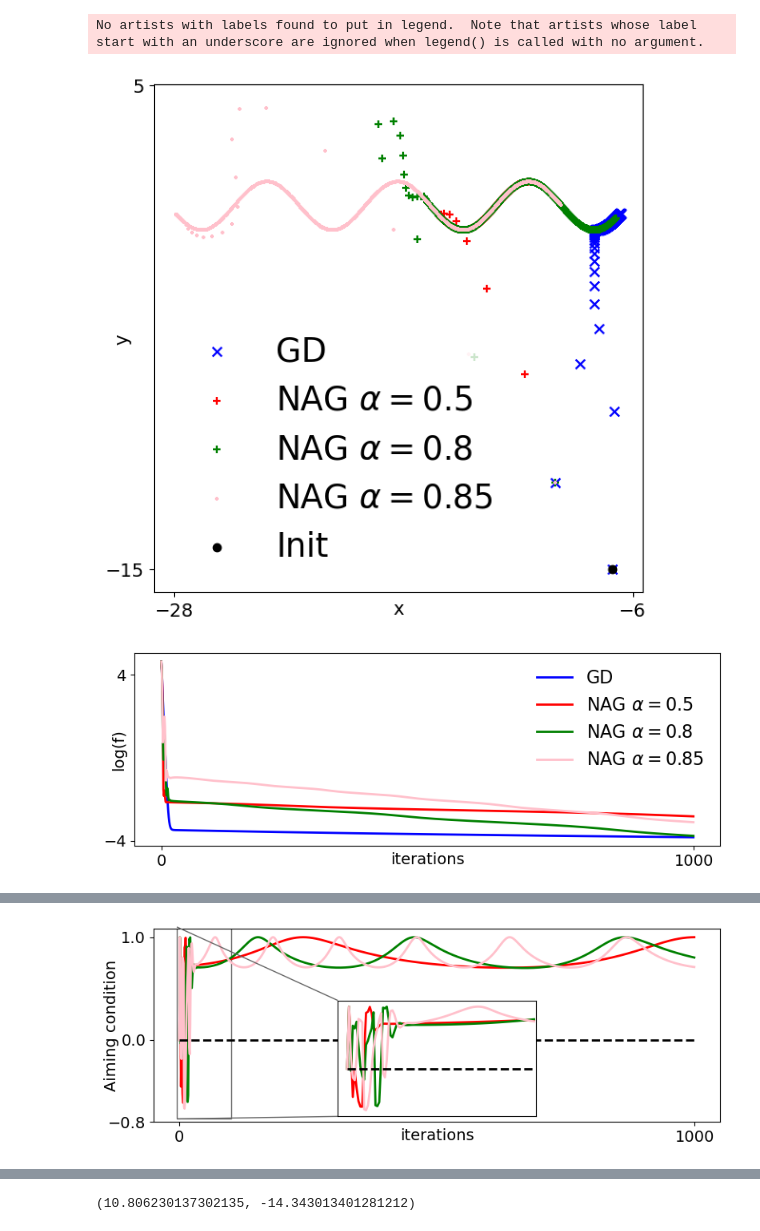
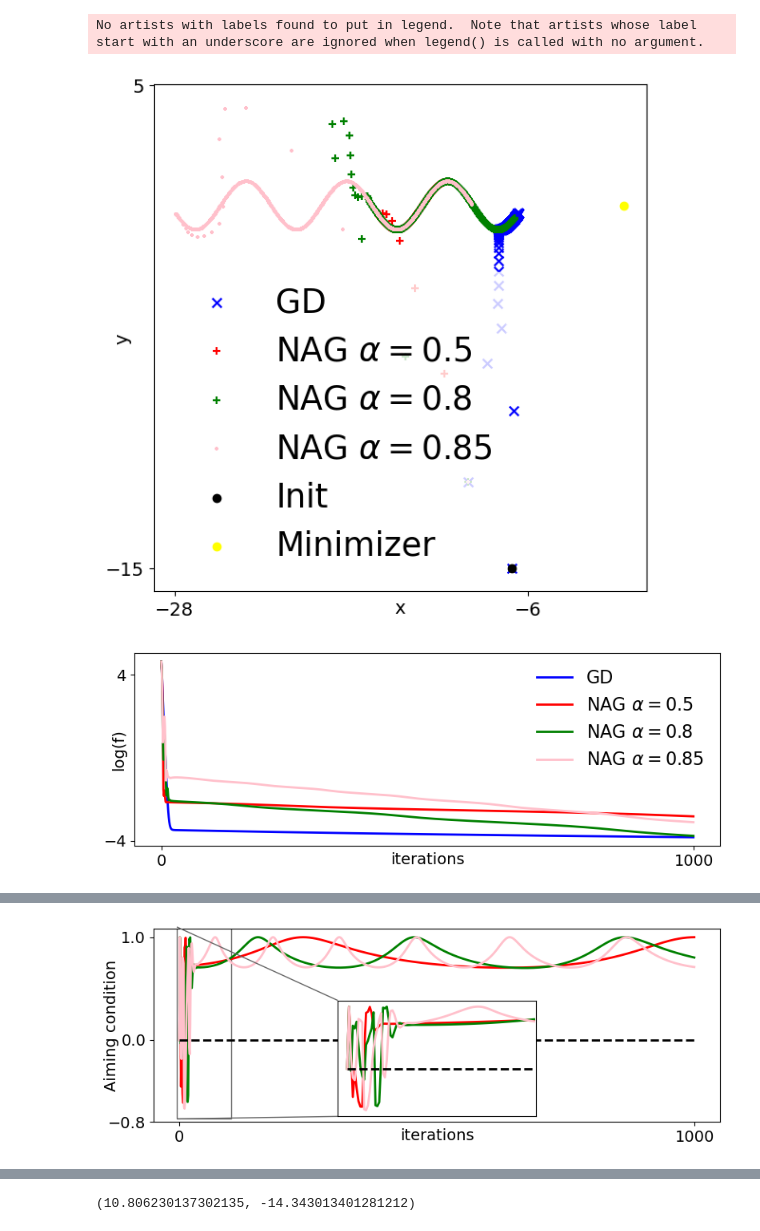
Before and after one commit to J-Hermant/Nesterov_Acceleration_Aiming_Condition, a Jupyter notebook: bad_corr_gd_better.ipynb, the cells around one changed output, grey strips where cells are left out. Cells and saved outputs as stored; diff of their text form; code cells hidden in the pictures.

```diff
--- a/bad_corr_gd_better.ipynb
+++ b/bad_corr_gd_better.ipynb
@@ -151,7 +159,7 @@ plt.plot(corr_0)
 # %%
 n_iter = 1*10**3
 init =  np.array([-7,-15])
-
+# init =  np.array([-10,-30])
 x_gd,f_gd = gd(init,n_iter,1/L)
 x_nag_0,f_nag_0,corr_0 = nag(init,n_iter,1/L,0.5)
 x_nag_1,f_nag_1,corr_1 = nag(init,n_iter,1/L,0.8)
@@ -165,6 +173,7 @@ plt.scatter(x_nag_0[0, :], x_nag_0[1, :], s=40, label=r"NAG $\alpha = 0.5$", c='
 plt.scatter(x_nag_1[0, :], x_nag_1[1, :], s=30, label=r"NAG $\alpha = 0.8$", c='green',marker="+")
 plt.scatter(x_nag_2[0, :], x_nag_2[1, :], s=10, label=r"NAG $\alpha = 0.85$", c='pink',marker="+")
 plt.scatter(x_gd[0, 0], x_gd[1, 0],color="black",label="Init")
+plt.scatter(0, 0,color="yellow",label="Minimizer")
 plt.xlabel("x",fontsize =fontsize,labelpad=-15)
 plt.xticks([-28,-6],fontsize =fontsize)
 plt.yticks([-15,5],fontsize =fontsize)
@@ -225,34 +234,34 @@ plt.plot(xx,np.zeros(n_iter)*xx,linestyle="--",color="black",lw=2)
 plt.xlabel("iterations",fontsize =fontsize,labelpad=-15)
 plt.xticks((0,1000),fontsize =fontsize)
 plt.yticks((-0.8,0,1),fontsize =fontsize)
 plt.ylabel("Aiming condition",fontsize =fontsize,labelpad=-10)
 ax = plt.gca()  # axe principal
 axins = inset_axes(ax, width="35%", height="60%", loc='lower center')
 
 # Plot du zoom : 100 premières itérations
 axins.plot(corr_0[:100],  c='red',  lw=2)
 axins.plot(corr_1[:100],  c='green', lw=2)
 axins.plot(corr_2[:100],  c='pink',  lw=2)
 axins.plot(xx[:100],(np.zeros(n_iter)*xx)[:100],linestyle="--",color="black",lw=2)
 # Définition du domaine du zoom
 axins.set_xlim(-5, 100)
 axins.set_ylim(min(corr_0[:100].min(), corr_1[:100].min(), corr_2[:100].min())-0.1,
                max(corr_0[:100].max(), corr_1[:100].max(), corr_2[:100].max())+0.1)
 
 # Retirer les labels du zoom pour éviter le fouillis
 axins.set_xticks([])
 axins.set_yticks([])
 
 # Petits traits reliant la fenêtre au graphe principal
 mark_inset(ax, axins, loc1=2, loc2=3, fc="none", ec="0.4")
 # plt.title("Convergence en log des méthodes")
 plt.legend(edgecolor=(1,1,1),fontsize=fontsize_legend)
 # plt.grid(alpha=0.3)
 plt.tight_layout()
 plt.savefig("figures/toy_example_corr.pdf", dpi=300, bbox_inches="tight")
 # %% [output]
 No artists with labels found to put in legend.  Note that artists whose label start with an underscore are ignored when legend() is called with no argument.
-[figure, old version]
+[figure, new version]
 [figure]
 [figure]
 [figure]
```
Also changed, not shown: parts of 11 cells of this notebook.
